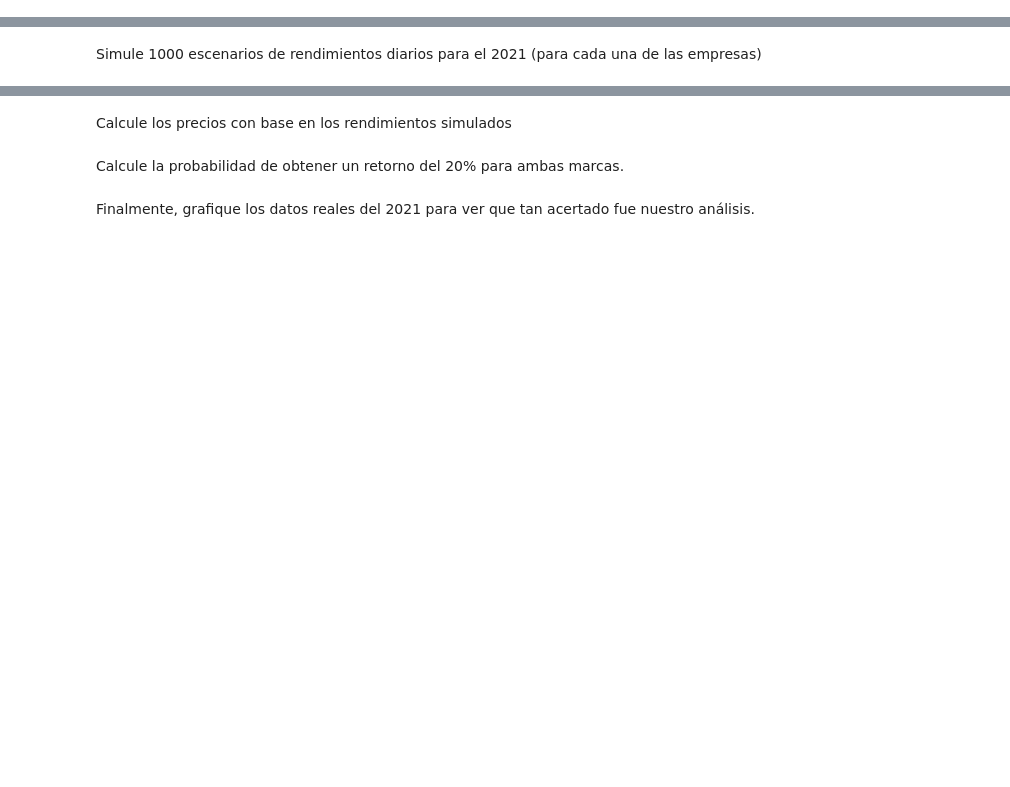
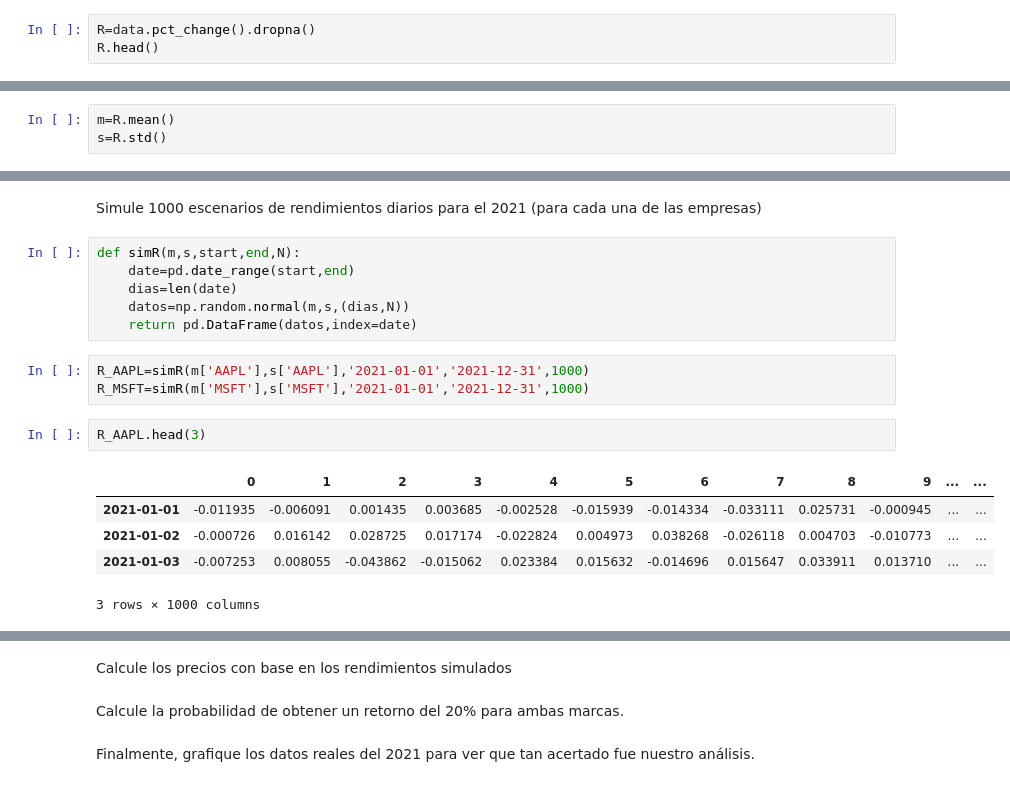
Before and after one commit to StefanyPano/SimMat_O2022, a Jupyter notebook: Montecarlo/Repaso.ipynb, the cells around one changed output, grey strips where cells are left out. Drawn from its saved outputs; the diff is of its cells as text; blank space fills up the shorter version.

```diff
--- a/Montecarlo/Repaso.ipynb
+++ b/Montecarlo/Repaso.ipynb
@@ -72,2 +211,5 @@ Descargue datos para Apple y Microsoft desde enero de 2015 a diciembre de 2020 y
 # %% [markdown]
 Calcule los rendimientos diarios junto con sus características estadísticas
+# %%
+R=data.pct_change().dropna()
+R.head()
@@ -73,0 +224,3 @@ Calcule los rendimientos diarios junto con sus características estadísticas
+# %%
+m=R.mean()
+s=R.std()
@@ -74,2 +238,19 @@ Calcule los rendimientos diarios junto con sus características estadísticas
 # %% [markdown]
 Simule 1000 escenarios de rendimientos diarios para el 2021 (para cada una de las empresas)
+# %%
+def simR(m,s,start,end,N):
+    date=pd.date_range(start,end)
+    dias=len(date)
+    datos=np.random.normal(m,s,(dias,N))
+    return pd.DataFrame(datos,index=date)
+# %%
+R_AAPL=simR(m['AAPL'],s['AAPL'],'2021-01-01','2021-12-31',1000)
+R_MSFT=simR(m['MSFT'],s['MSFT'],'2021-01-01','2021-12-31',1000)
+# %%
+R_AAPL.head(3)
+# %% [output]
+|  | 0 | 1 | 2 | 3 | 4 | 5 | 6 | 7 | 8 | 9 | ... | ... |
+| 2021-01-01 | -0.011935 | -0.006091 | 0.001435 | 0.003685 | -0.002528 | -0.015939 | -0.014334 | -0.033111 | 0.025731 | -0.000945 | ... | ... |
+| 2021-01-02 | -0.000726 | 0.016142 | 0.028725 | 0.017174 | -0.022824 | 0.004973 | 0.038268 | -0.026118 | 0.004703 | -0.010773 | ... | ... |
+| 2021-01-03 | -0.007253 | 0.008055 | -0.043862 | -0.015062 | 0.023384 | 0.015632 | -0.014696 | 0.015647 | 0.033911 | 0.013710 | ... | ... |
+3 rows × 1000 columns
```
Also changed, not shown: parts of 27 cells of this notebook, 2 other files.
